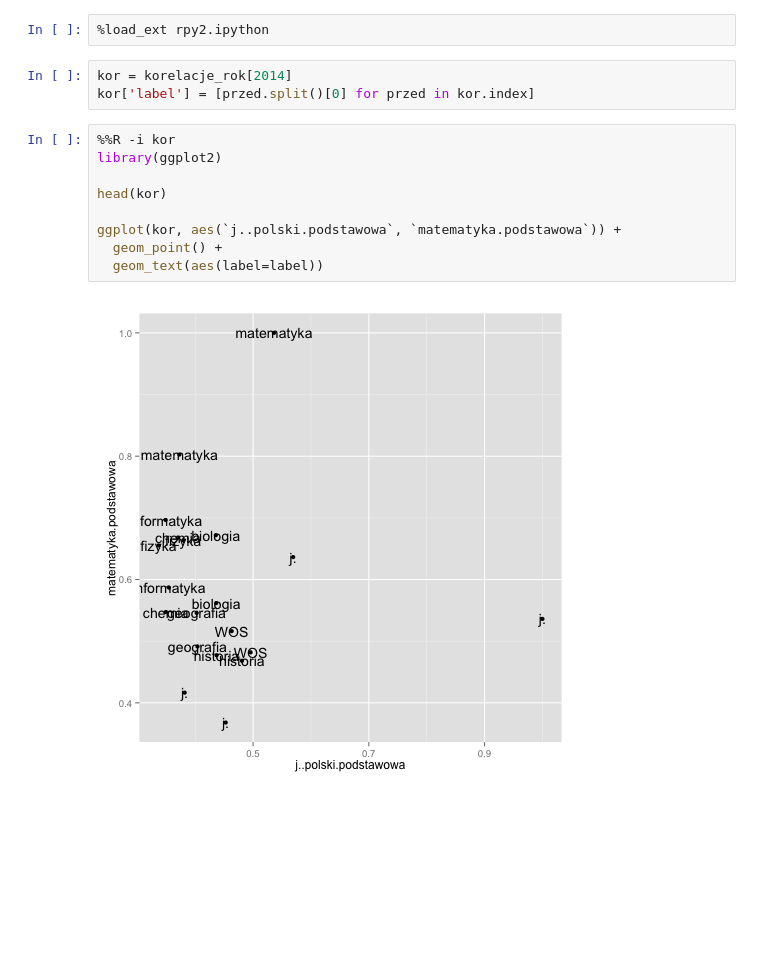
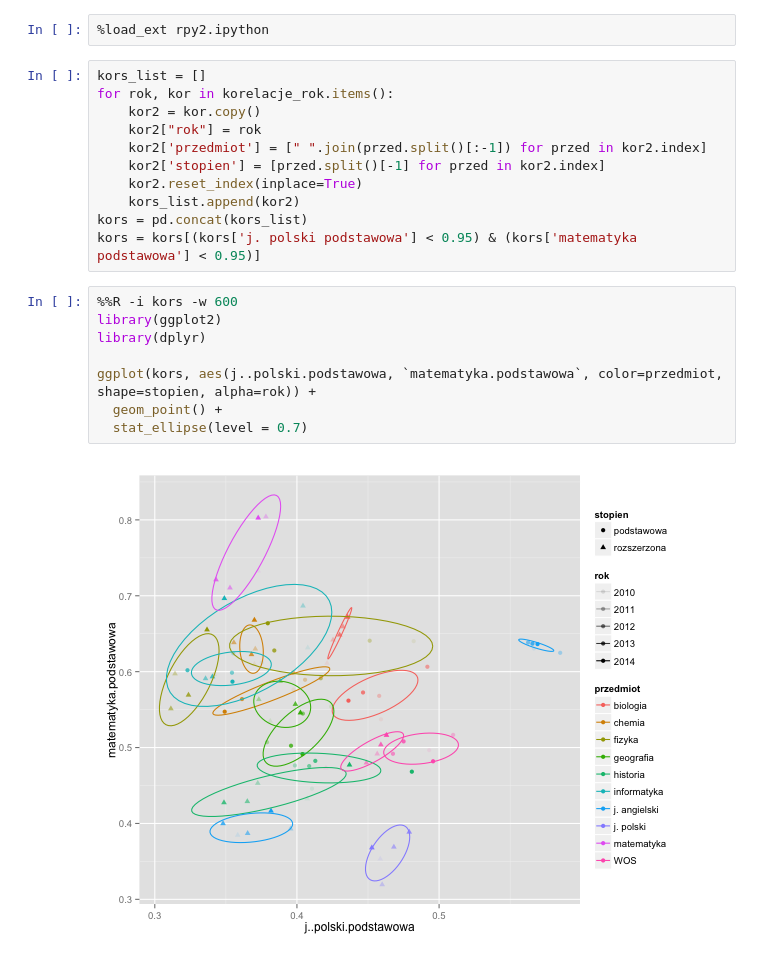
Before and after one commit to stared/delab-matury, a Jupyter notebook: eksploracje/korelacja_znormalizowanych.ipynb, the cells around one changed output. Cells and saved outputs as stored; diff of their text form; blank space fills up the shorter version.

Commit message:
scislosc vs humanistycznosc ggplot

```diff
--- a/eksploracje/korelacja_znormalizowanych.ipynb
+++ b/eksploracje/korelacja_znormalizowanych.ipynb
@@ -110,17 +110,24 @@ korelacje_rok[2014] \
 # można w ggplot, coś jak laureatów, ale później, bo teraz mi się nie chce / nie mam czasu
 # %%
 %load_ext rpy2.ipython
-# %%
-kor = korelacje_rok[2014]
-kor['label'] = [przed.split()[0] for przed in kor.index]
+# %%
+kors_list = []
+for rok, kor in korelacje_rok.items():
+    kor2 = kor.copy()
+    kor2["rok"] = rok
+    kor2['przedmiot'] = [" ".join(przed.split()[:-1]) for przed in kor2.index]
+    kor2['stopien'] = [przed.split()[-1] for przed in kor2.index]
+    kor2.reset_index(inplace=True)
+    kors_list.append(kor2)
+kors = pd.concat(kors_list)
+kors = kors[(kors['j. polski podstawowa'] < 0.95) & (kors['matematyka podstawowa'] < 0.95)]
 # %%
-%%R -i kor
+%%R -i kors -w 600
 library(ggplot2)
+library(dplyr)
 
-head(kor)
-
-ggplot(kor, aes(`j..polski.podstawowa`, `matematyka.podstawowa`)) +
+ggplot(kors, aes(j..polski.podstawowa, `matematyka.podstawowa`, color=przedmiot, shape=stopien, alpha=rok)) +
   geom_point() +
-  geom_text(aes(label=label))
+  stat_ellipse(level = 0.7)
 # %% [output]
-[figure, old version]
+[figure, new version]
```
